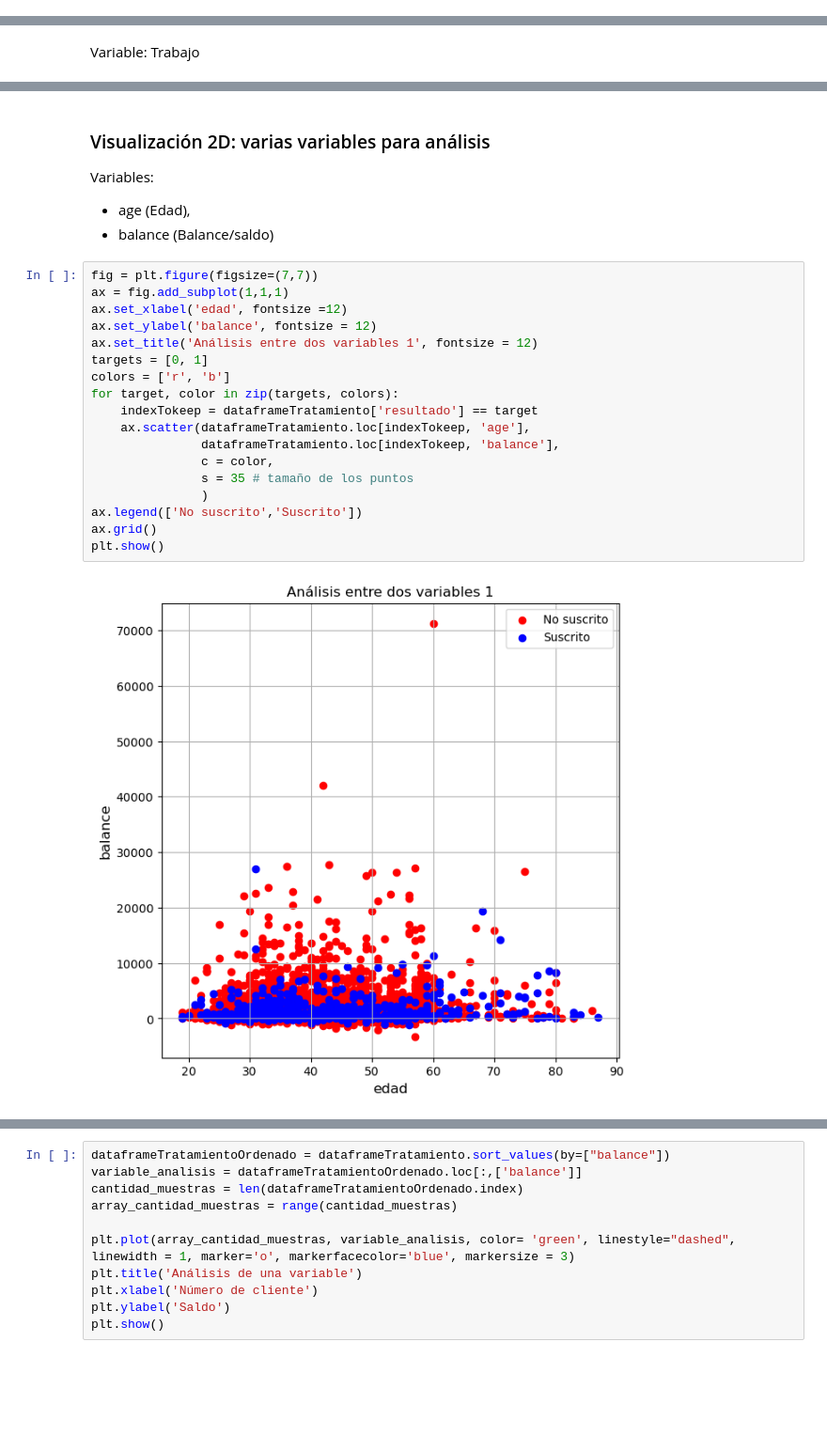
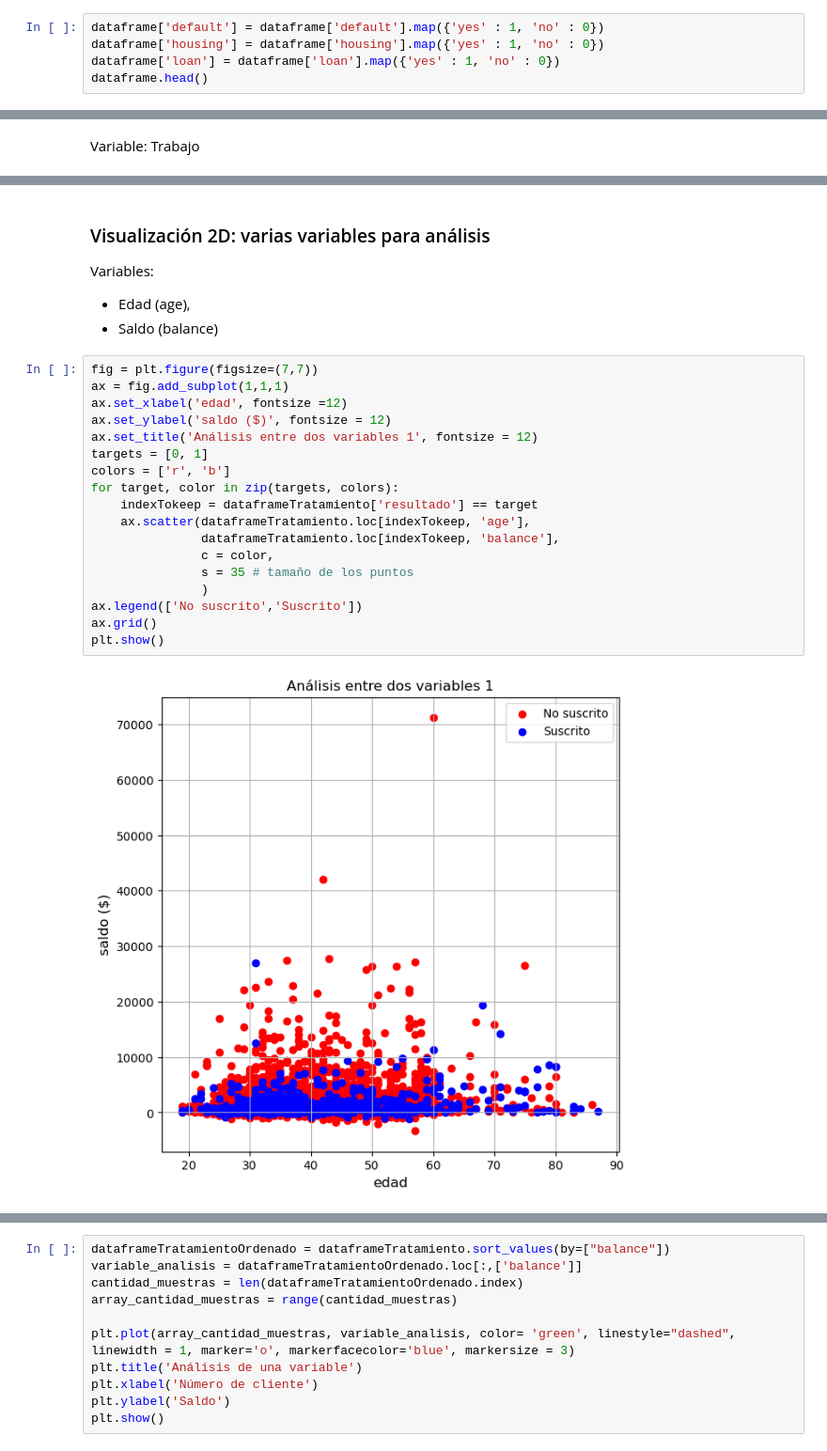
Before and after one commit to juandtap/IA_practica_01, a Jupyter notebook: practica_1_analisis_exploratorio_de_datos.ipynb, the cells around one changed output, grey strips where cells are left out. Shown at 94% size. Drawn from its saved outputs; the diff is of its cells as text; blank space fills up the shorter version.

```diff
--- a/practica_1_analisis_exploratorio_de_datos.ipynb
+++ b/practica_1_analisis_exploratorio_de_datos.ipynb
@@ -204,0 +199,5 @@ Name: count, dtype: int64
+# %%
+dataframe['default'] = dataframe['default'].map({'yes' : 1, 'no' : 0})
+dataframe['housing'] = dataframe['housing'].map({'yes' : 1, 'no' : 0})
+dataframe['loan'] = dataframe['loan'].map({'yes' : 1, 'no' : 0})
+dataframe.head()
@@ -244,25 +277,25 @@ dataframeTratamiento.head(10)
 # %% [markdown]
 ### Visualización 2D: varias variables para análisis
 Variables:
-* age  (Edad),
-* balance (Balance/saldo)
+* Edad  (age),
+* Saldo (balance)
 # %%
 fig = plt.figure(figsize=(7,7))
 ax = fig.add_subplot(1,1,1)
 ax.set_xlabel('edad', fontsize =12)
-ax.set_ylabel('balance', fontsize = 12)
+ax.set_ylabel('saldo ($)', fontsize = 12)
 ax.set_title('Análisis entre dos variables 1', fontsize = 12)
 targets = [0, 1]
 colors = ['r', 'b']
 for target, color in zip(targets, colors):
     indexTokeep = dataframeTratamiento['resultado'] == target
     ax.scatter(dataframeTratamiento.loc[indexTokeep, 'age'],
                dataframeTratamiento.loc[indexTokeep, 'balance'],
                c = color,
                s = 35 # tamaño de los puntos
                )
 ax.legend(['No suscrito','Suscrito'])
 ax.grid()
 plt.show()
 # %% [output]
-[figure, old version]
+[figure, new version]
```
Also changed, not shown: parts of 59 cells of this notebook.
